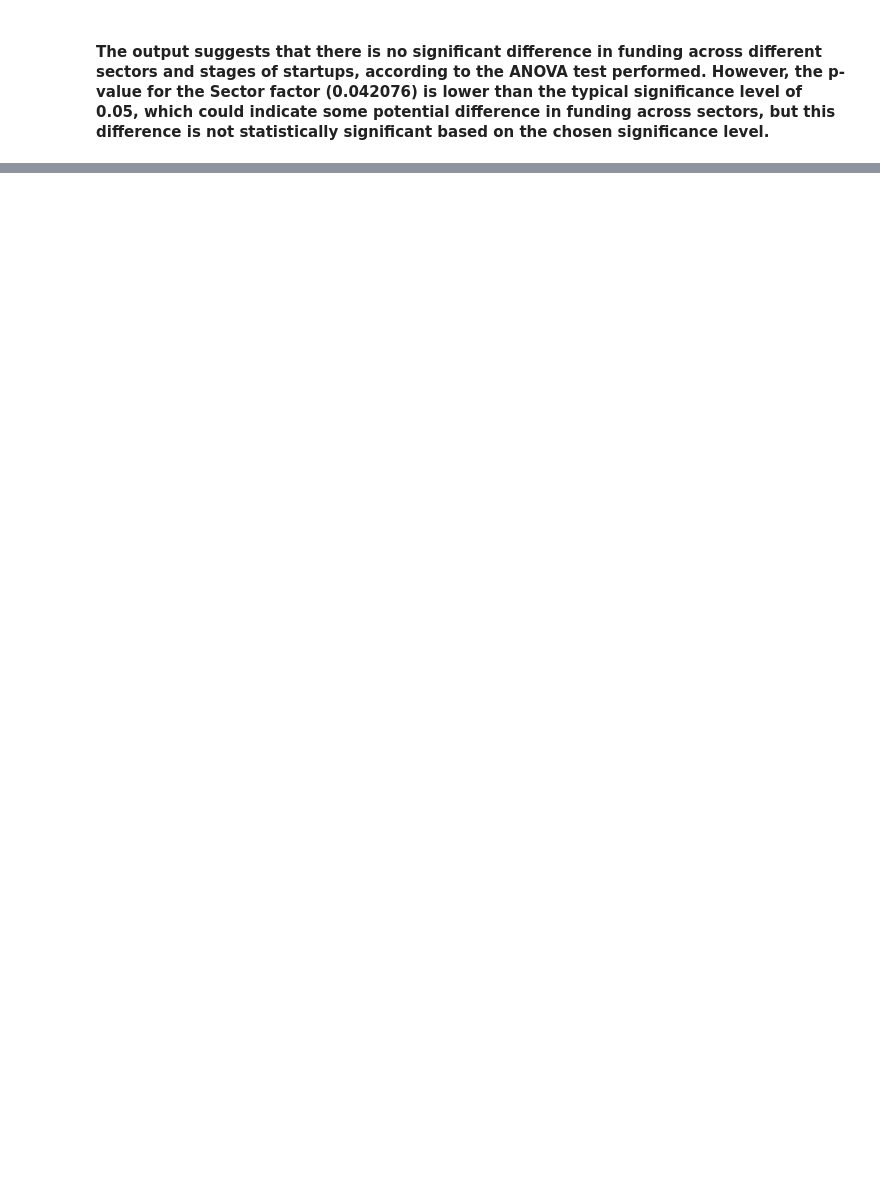
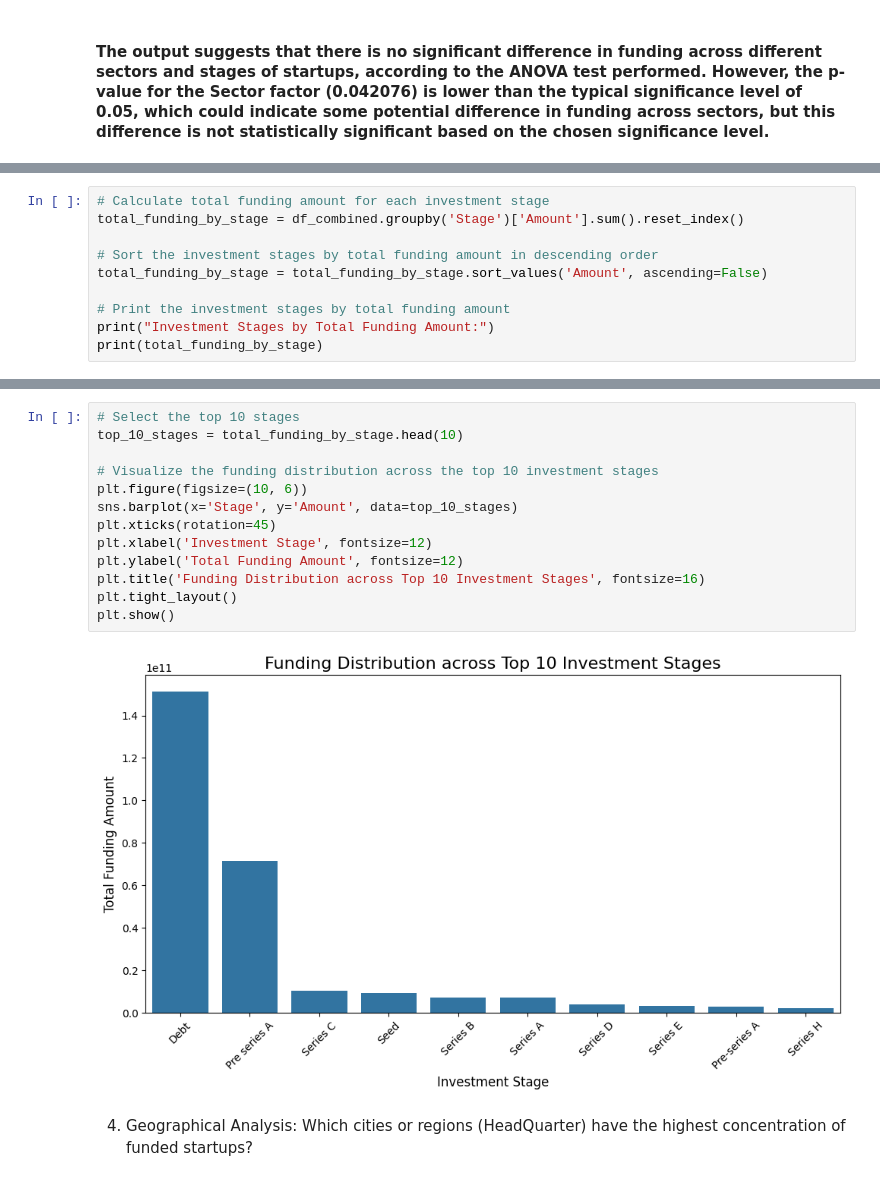
Before and after one commit to Njuraita/LP1-Indian-Startup-Ecosystem, a Jupyter notebook: Notebooks/LP1.ipynb, the cells around one changed output, grey strips where cells are left out. Cells and saved outputs as stored; diff of their text form; blank space fills up the shorter version.

```diff
--- a/Notebooks/LP1.ipynb
+++ b/Notebooks/LP1.ipynb
@@ -2172,0 +2317,10 @@ Fail to reject the null hypothesis for Stage: No significant difference in fundi
+# %%
+# Calculate total funding amount for each investment stage
+total_funding_by_stage = df_combined.groupby('Stage')['Amount'].sum().reset_index()
+
+# Sort the investment stages by total funding amount in descending order
+total_funding_by_stage = total_funding_by_stage.sort_values('Amount', ascending=False)
+
+# Print the investment stages by total funding amount
+print("Investment Stages by Total Funding Amount:")
+print(total_funding_by_stage)
@@ -2172,0 +2343,18 @@ Fail to reject the null hypothesis for Stage: No significant difference in fundi
+# %%
+# Select the top 10 stages
+top_10_stages = total_funding_by_stage.head(10)
+
+# Visualize the funding distribution across the top 10 investment stages
+plt.figure(figsize=(10, 6))
+sns.barplot(x='Stage', y='Amount', data=top_10_stages)
+plt.xticks(rotation=45)
+plt.xlabel('Investment Stage', fontsize=12)
+plt.ylabel('Total Funding Amount', fontsize=12)
+plt.title('Funding Distribution across Top 10 Investment Stages', fontsize=16)
+plt.tight_layout()
+plt.show()
+# %% [output]
+[figure, added]
+# %% [markdown]
+4. Geographical Analysis:
+Which cities or regions (HeadQuarter) have the highest concentration of funded startups?
```
Also changed, not shown: parts of 33 cells of this notebook.
